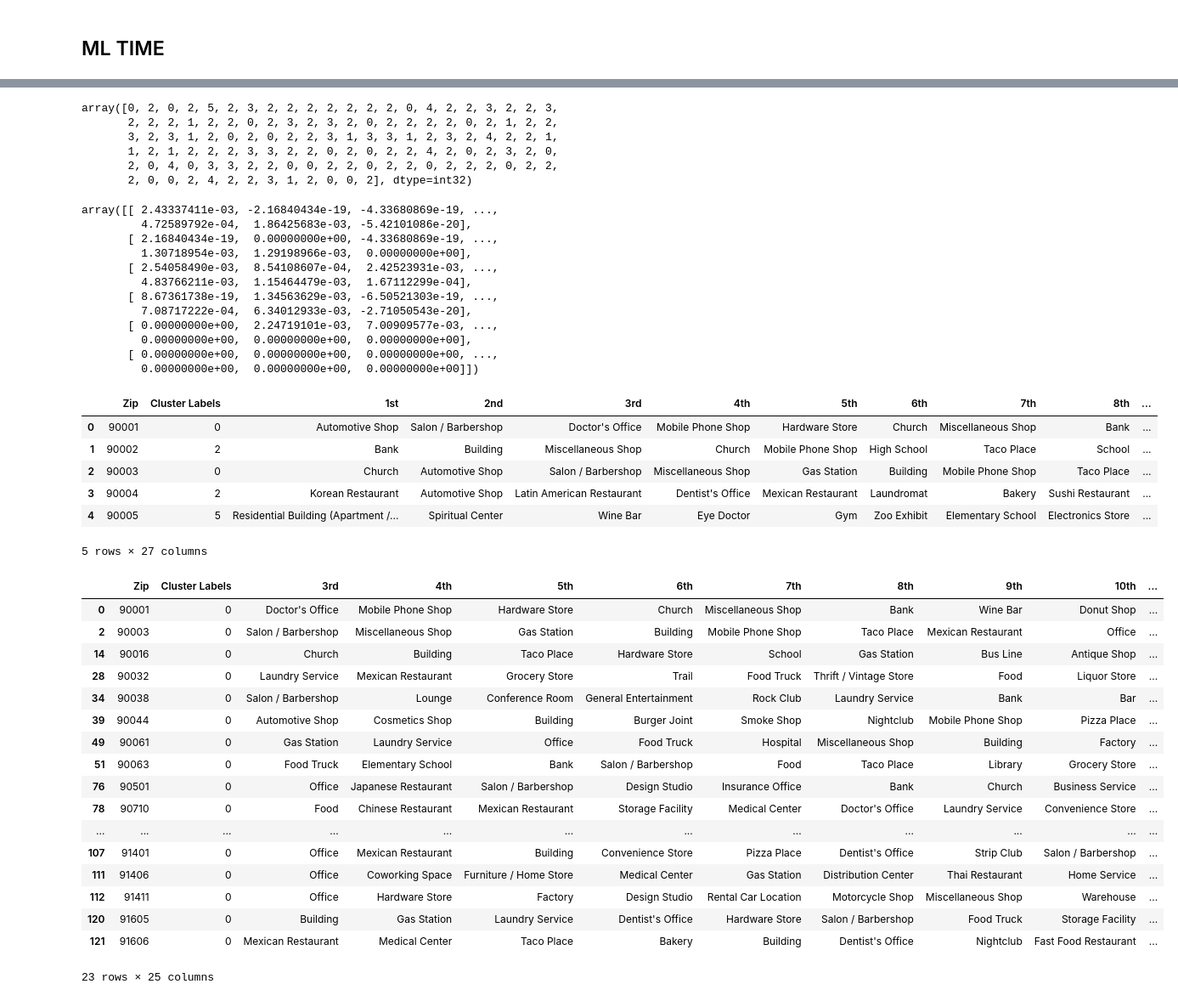
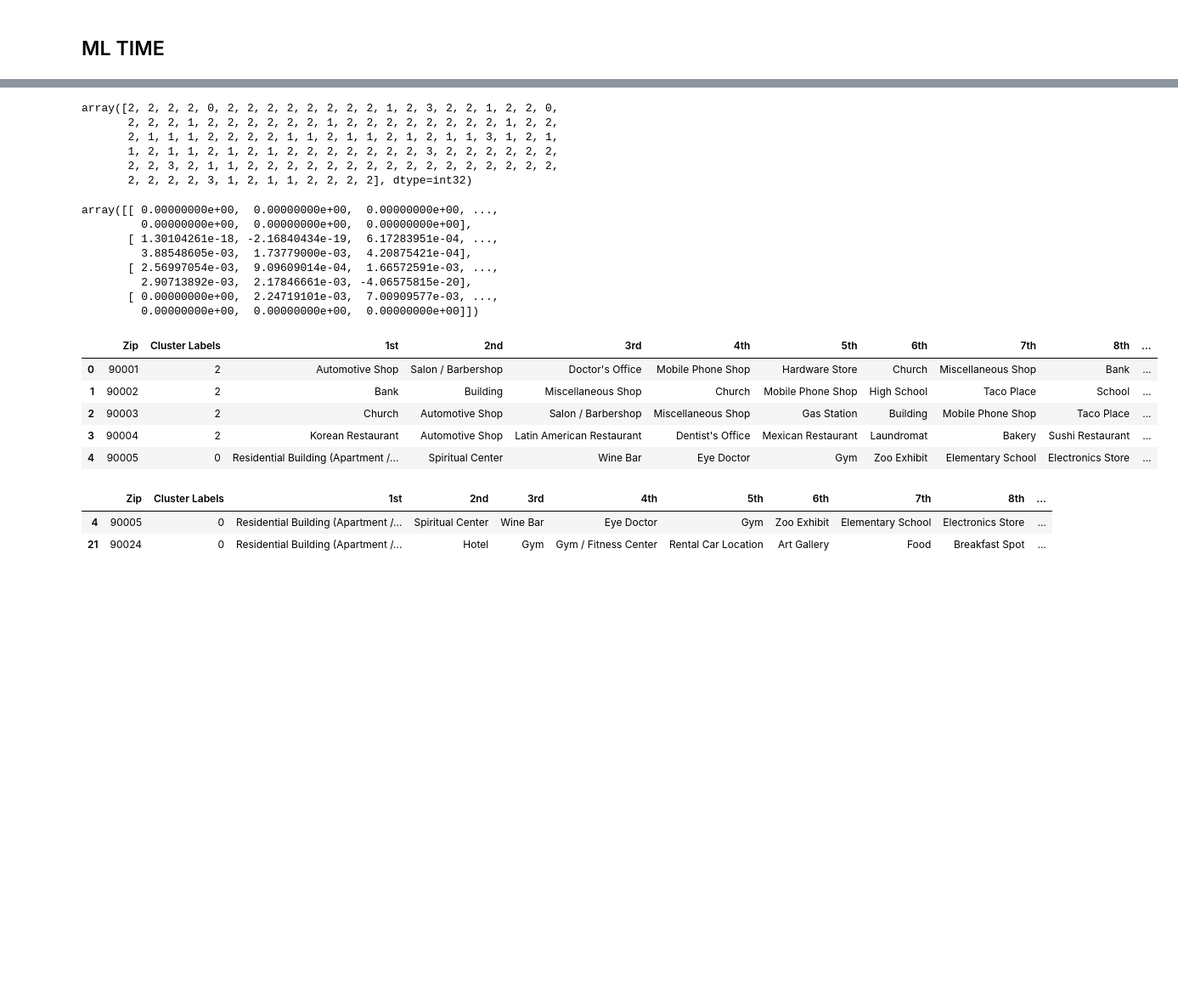
Before and after one commit to MarcLeslie/23-Final_Project, a Jupyter notebook: ETL/ML_notebooks/venue_information.ipynb, the cells around one changed output, grey strips where cells are left out. Shown: that part at 85% size. Drawn from its saved outputs; the diff is of its cells as text; code cells hidden in the pictures; blank space fills up the shorter version.

Commit message:
lessened the top venues and changed the number of clusters from 6 to 4

```diff
--- a/ETL/ML_notebooks/venue_information.ipynb
+++ b/ETL/ML_notebooks/venue_information.ipynb
@@ -251,7 +251,7 @@ def getMostCommonVenues(row, numTopVenues):
     return rowCategoriesSrt.index.values[0:numTopVenues]
 # %%
 # Creates the dataframe with the top n common venues
-numTopVenues = 25
+numTopVenues = 10
 
 indicators = ['st', 'nd', 'rd'] #suffix for the numeric position
 
@@ -307,7 +306,7 @@ Text(0.5, 1.0, 'Elbow Method For Clusters')
 [figure]
 # %%
 # Number of clusters
-ks = 6
+ks = 4
 
 # Run Kmeans
 kmeans = KMeans(n_clusters=ks).fit(laClustering)
@@ -315,27 +314,23 @@ kmeans = KMeans(n_clusters=ks).fit(laClustering)
 # check cluster labels generated for each row in the dataframe
 kmeans.labels_
 # %% [output]
-array([0, 2, 0, 2, 5, 2, 3, 2, 2, 2, 2, 2, 2, 2, 0, 4, 2, 2, 3, 2, 2, 3,
-       2, 2, 2, 1, 2, 2, 0, 2, 3, 2, 3, 2, 0, 2, 2, 2, 2, 0, 2, 1, 2, 2,
-       3, 2, 3, 1, 2, 0, 2, 0, 2, 2, 3, 1, 3, 3, 1, 2, 3, 2, 4, 2, 2, 1,
-       1, 2, 1, 2, 2, 2, 3, 3, 2, 2, 0, 2, 0, 2, 2, 4, 2, 0, 2, 3, 2, 0,
-       2, 0, 4, 0, 3, 3, 2, 2, 0, 0, 2, 2, 0, 2, 2, 0, 2, 2, 2, 0, 2, 2,
-       2, 0, 0, 2, 4, 2, 2, 3, 1, 2, 0, 0, 2], dtype=int32)
+array([2, 2, 2, 2, 0, 2, 2, 2, 2, 2, 2, 2, 2, 1, 2, 3, 2, 2, 1, 2, 2, 0,
+       2, 2, 2, 1, 2, 2, 2, 2, 2, 2, 1, 2, 2, 2, 2, 2, 2, 2, 2, 1, 2, 2,
+       2, 1, 1, 1, 2, 2, 2, 2, 1, 1, 2, 1, 1, 2, 1, 2, 1, 1, 3, 1, 2, 1,
+       1, 2, 1, 1, 2, 1, 2, 1, 2, 2, 2, 2, 2, 2, 2, 3, 2, 2, 2, 2, 2, 2,
+       2, 2, 3, 2, 1, 1, 2, 2, 2, 2, 2, 2, 2, 2, 2, 2, 2, 2, 2, 2, 2, 2,
+       2, 2, 2, 2, 3, 1, 2, 1, 1, 2, 2, 2, 2], dtype=int32)
 # %%
 # view cluster centers
 kmeans.cluster_centers_
 # %% [output]
-array([[ 2.43337411e-03, -2.16840434e-19, -4.33680869e-19, ...,
-         4.72589792e-04,  1.86425683e-03, -5.42101086e-20],
-       [ 2.16840434e-19,  0.00000000e+00, -4.33680869e-19, ...,
-         1.30718954e-03,  1.29198966e-03,  0.00000000e+00],
-       [ 2.54058490e-03,  8.54108607e-04,  2.42523931e-03, ...,
-         4.83766211e-03,  1.15464479e-03,  1.67112299e-04],
-       [ 8.67361738e-19,  1.34563629e-03, -6.50521303e-19, ...,
-         7.08717222e-04,  6.34012933e-03, -2.71050543e-20],
+array([[ 0.00000000e+00,  0.00000000e+00,  0.00000000e+00, ...,
+         0.00000000e+00,  0.00000000e+00,  0.00000000e+00],
+       [ 1.30104261e-18, -2.16840434e-19,  6.17283951e-04, ...,
+         3.88548605e-03,  1.73779000e-03,  4.20875421e-04],
+       [ 2.56997054e-03,  9.09609014e-04,  1.66572591e-03, ...,
+         2.90713892e-03,  2.17846661e-03, -4.06575815e-20],
        [ 0.00000000e+00,  2.24719101e-03,  7.00909577e-03, ...,
-         0.00000000e+00,  0.00000000e+00,  0.00000000e+00],
-       [ 0.00000000e+00,  0.00000000e+00,  0.00000000e+00, ...,
          0.00000000e+00,  0.00000000e+00,  0.00000000e+00]])
 # %%
 # add cluster labels
@@ -344,31 +339,15 @@ laVenuesSrt.insert(1, 'Cluster Labels', kmeans.labels_)
 laVenuesSrt.head()
 # %% [output]
 |  | Zip | Cluster Labels | 1st | 2nd | 3rd | 4th | 5th | 6th | 7th | 8th | ... |
-| 0 | 90001 | 0 | Automotive Shop | Salon / Barbershop | Doctor's Office | Mobile Phone Shop | Hardware Store | Church | Miscellaneous Shop | Bank | ... |
+| 0 | 90001 | 2 | Automotive Shop | Salon / Barbershop | Doctor's Office | Mobile Phone Shop | Hardware Store | Church | Miscellaneous Shop | Bank | ... |
 | 1 | 90002 | 2 | Bank | Building | Miscellaneous Shop | Church | Mobile Phone Shop | High School | Taco Place | School | ... |
-| 2 | 90003 | 0 | Church | Automotive Shop | Salon / Barbershop | Miscellaneous Shop | Gas Station | Building | Mobile Phone Shop | Taco Place | ... |
+| 2 | 90003 | 2 | Church | Automotive Shop | Salon / Barbershop | Miscellaneous Shop | Gas Station | Building | Mobile Phone Shop | Taco Place | ... |
 | 3 | 90004 | 2 | Korean Restaurant | Automotive Shop | Latin American Restaurant | Dentist's Office | Mexican Restaurant | Laundromat | Bakery | Sushi Restaurant | ... |
-| 4 | 90005 | 5 | Residential Building (Apartment /... | Spiritual Center | Wine Bar | Eye Doctor | Gym | Zoo Exhibit | Elementary School | Electronics Store | ... |
+| 4 | 90005 | 0 | Residential Building (Apartment /... | Spiritual Center | Wine Bar | Eye Doctor | Gym | Zoo Exhibit | Elementary School | Electronics Store | ... |
-5 rows × 27 columns
 # %%
-laVenuesSrt.loc[laVenuesSrt['Cluster Labels'] == 0, laVenuesSrt.columns[[0] + [1] + list(range(4, laVenuesSrt.shape[1]))]]
+laVenuesSrt.loc[laVenuesSrt['Cluster Labels'] == 0, laVenuesSrt.columns[[0] + [1] + list(range(2, laVenuesSrt.shape[1]))]]
 # %% [output]
-|  | Zip | Cluster Labels | 3rd | 4th | 5th | 6th | 7th | 8th | 9th | 10th | ... |
-| 0 | 90001 | 0 | Doctor's Office | Mobile Phone Shop | Hardware Store | Church | Miscellaneous Shop | Bank | Wine Bar | Donut Shop | ... |
-| 2 | 90003 | 0 | Salon / Barbershop | Miscellaneous Shop | Gas Station | Building | Mobile Phone Shop | Taco Place | Mexican Restaurant | Office | ... |
-| 14 | 90016 | 0 | Church | Building | Taco Place | Hardware Store | School | Gas Station | Bus Line | Antique Shop | ... |
-| 28 | 90032 | 0 | Laundry Service | Mexican Restaurant | Grocery Store | Trail | Food Truck | Thrift / Vintage Store | Food | Liquor Store | ... |
-| 34 | 90038 | 0 | Salon / Barbershop | Lounge | Conference Room | General Entertainment | Rock Club | Laundry Service | Bank | Bar | ... |
-| 39 | 90044 | 0 | Automotive Shop | Cosmetics Shop | Building | Burger Joint | Smoke Shop | Nightclub | Mobile Phone Shop | Pizza Place | ... |
-| 49 | 90061 | 0 | Gas Station | Laundry Service | Office | Food Truck | Hospital | Miscellaneous Shop | Building | Factory | ... |
-| 51 | 90063 | 0 | Food Truck | Elementary School | Bank | Salon / Barbershop | Food | Taco Place | Library | Grocery Store | ... |
-| 76 | 90501 | 0 | Office | Japanese Restaurant | Salon / Barbershop | Design Studio | Insurance Office | Bank | Church | Business Service | ... |
-| 78 | 90710 | 0 | Food | Chinese Restaurant | Mexican Restaurant | Storage Facility | Medical Center | Doctor's Office | Laundry Service | Convenience Store | ... |
-| ... | ... | ... | ... | ... | ... | ... | ... | ... | ... | ... | ... |
-| 107 | 91401 | 0 | Office | Mexican Restaurant | Building | Convenience Store | Pizza Place | Dentist's Office | Strip Club | Salon / Barbershop | ... |
-| 111 | 91406 | 0 | Office | Coworking Space | Furniture / Home Store | Medical Center | Gas Station | Distribution Center | Thai Restaurant | Home Service | ... |
-| 112 | 91411 | 0 | Office | Hardware Store | Factory | Design Studio | Rental Car Location | Motorcycle Shop | Miscellaneous Shop | Warehouse | ... |
-| 120 | 91605 | 0 | Building | Gas Station | Laundry Service | Dentist's Office | Hardware Store | Salon / Barbershop | Food Truck | Storage Facility | ... |
-| 121 | 91606 | 0 | Mexican Restaurant | Medical Center | Taco Place | Bakery | Building | Dentist's Office | Nightclub | Fast Food Restaurant | ... |
+|  | Zip | Cluster Labels | 1st | 2nd | 3rd | 4th | 5th | 6th | 7th | 8th | ... |
+| 4 | 90005 | 0 | Residential Building (Apartment /... | Spiritual Center | Wine Bar | Eye Doctor | Gym | Zoo Exhibit | Elementary School | Electronics Store | ... |
+| 21 | 90024 | 0 | Residential Building (Apartment /... | Hotel | Gym | Gym / Fitness Center | Rental Car Location | Art Gallery | Food | Breakfast Spot | ... |
-23 rows × 25 columns
 # %%
```
Also changed, not shown: parts of 7 cells of this notebook.
